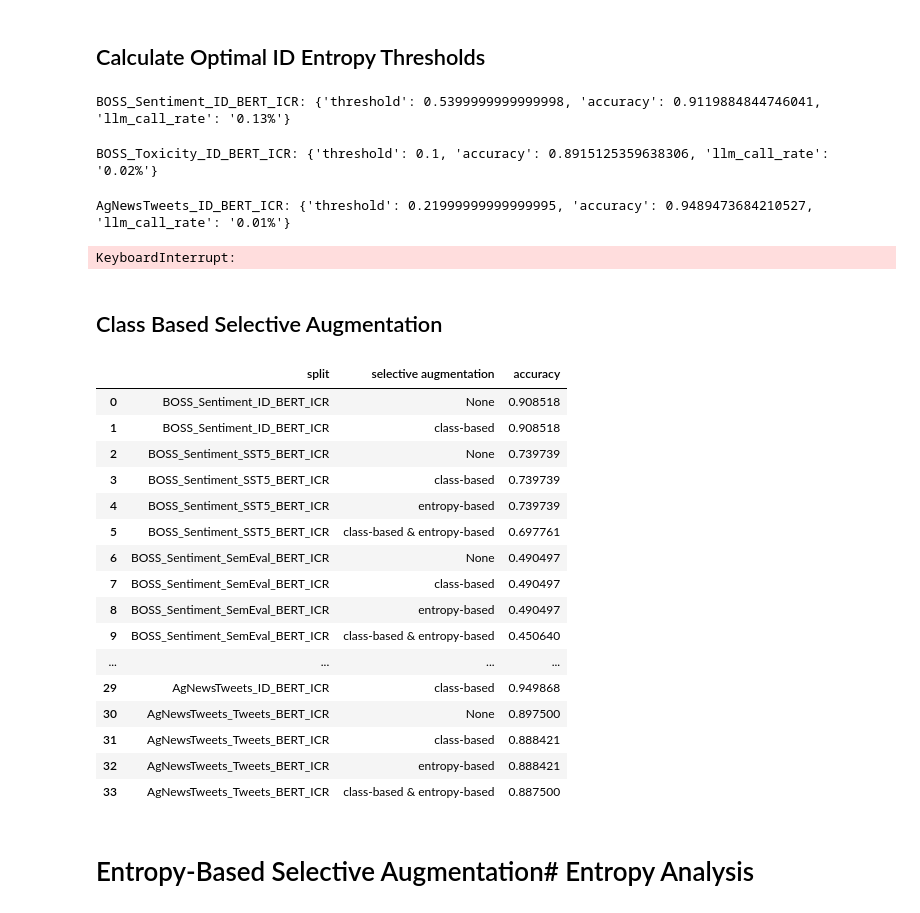
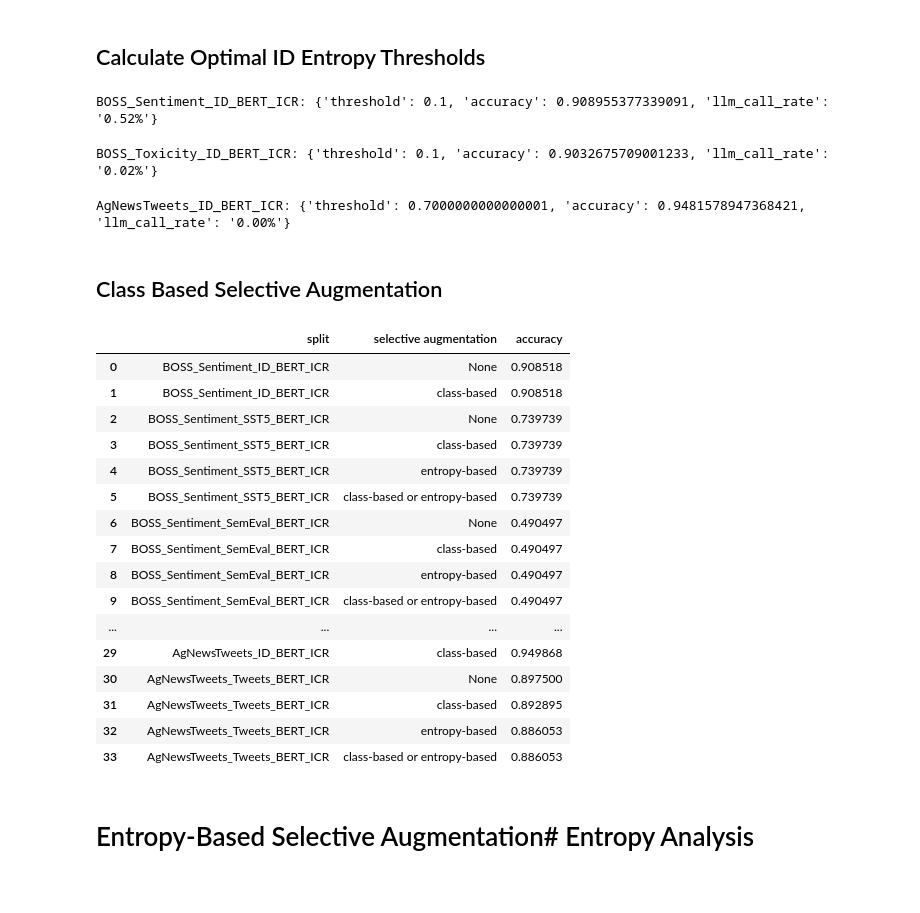
Before and after one commit to Kyle1668/LLM-TTA, a Jupyter notebook: notebooks/method_analysis_paper.ipynb, the cells around one changed output. Drawn from its saved outputs; the diff is of its cells as text; code cells hidden in the pictures.

```diff
--- a/notebooks/method_analysis_paper.ipynb
+++ b/notebooks/method_analysis_paper.ipynb
@@ -153,14 +247,14 @@ Name: (3.0, original_prediction_entropy), dtype: float64
 ## Calculate Optimal ID Entropy Thresholds
 # %%
 def get_entropy_threshold_accuracy(threshold, inference_logs_frame):
-    threshold_judgments = inference_logs_frame.apply(lambda row: row["original_predicted_class"] if row["original_prediction_entropy"] < threshold else row["tta_predicted_class"], axis=1)
+    threshold_judgments = inference_logs_frame.apply(lambda row: row["tta_predicted_class"] if row["tta_prediction_entropy"] > threshold else row["original_predicted_class"], axis=1)
     report = classification_report(inference_logs_frame["label"], threshold_judgments, digits=4, output_dict=True, zero_division=0)
     llm_call_count = (inference_logs_frame["original_prediction_entropy"] >= threshold).sum()
     llm_call_rate = llm_call_count / len(inference_logs_frame)
     return report["accuracy"], llm_call_rate
 # %%
 optimal_entropy_thresholds = {}
-thresholds = np.arange(0.1, 1, 0.01)
+thresholds = np.arange(0.1, 1, 0.1)
 for split in [dataset for dataset in inference_logs if "ID_BERT_ICR" in dataset]:
     best_threshold = None
     for threshold in tqdm(thresholds):
@@ -175,6 +269,6 @@ for split in [dataset for dataset in inference_logs if "ID_BERT_ICR" in dataset]
     optimal_entropy_thresholds[split] = best_threshold
     print(f"{split}: {best_threshold}")
 # %% [output]
-BOSS_Sentiment_ID_BERT_ICR: {'threshold': 0.5399999999999998, 'accuracy': 0.9119884844746041, 'llm_call_rate': '0.13%'}
+BOSS_Sentiment_ID_BERT_ICR: {'threshold': 0.1, 'accuracy': 0.908955377339091, 'llm_call_rate': '0.52%'}
-BOSS_Toxicity_ID_BERT_ICR: {'threshold': 0.1, 'accuracy': 0.8915125359638306, 'llm_call_rate': '0.02%'}
+BOSS_Toxicity_ID_BERT_ICR: {'threshold': 0.1, 'accuracy': 0.9032675709001233, 'llm_call_rate': '0.02%'}
-AgNewsTweets_ID_BERT_ICR: {'threshold': 0.21999999999999995, 'accuracy': 0.9489473684210527, 'llm_call_rate': '0.01%'}
+AgNewsTweets_ID_BERT_ICR: {'threshold': 0.7000000000000001, 'accuracy': 0.9481578947368421, 'llm_call_rate': '0.00%'}
@@ -188,24 +275,18 @@ def get_softmax_threshold_accuracy(threshold, inference_logs_frame):
-# %%
-optimal_softmax_thresholds = {}
-thresholds = np.arange(0.1, 1, 0.01)
-for split in [dataset for dataset in inference_logs if "ID_BERT_ICR" in dataset]:
-    best_threshold = None
-    for threshold in tqdm(thresholds):
-        accuracy, llm_call_rate = get_softmax_threshold_accuracy(threshold, inference_logs[split].to_pandas())
-        if best_threshold is None or accuracy > best_threshold["accuracy"]:
-            best_threshold = {
-                "threshold": threshold,
-                "accuracy": accuracy,
-                "llm_call_rate": f"{llm_call_rate:.2f}%",
-            }
-
-    optimal_softmax_thresholds[split] = best_threshold
-    print(f"{split}: {best_threshold}")
-# %% [output]
-KeyboardInterrupt:
 # %% [markdown]
 ## Class Based Selective Augmentation
 # %%
+def combined_selective_augment(row, entropy_threshold, responsive_classes):
+    if row["original_prediction_entropy"] > entropy_threshold and row["original_predicted_class"] in responsive_classes:
+        return row["tta_predicted_class"]
+    return row["original_predicted_class"]
+
+    # if row["original_prediction_entropy"] > entropy_threshold:
+    #     return row["tta_predicted_class"]
+    # if row["original_predicted_class"] in responsive_classes:
+    #     return row["tta_predicted_class"]
+    # return row["original_predicted_class"]
+
+
 model = "BERT"
 id_icr_logs = [split for split in inference_logs if f"ID_{model}_ICR" in split]
 ood_icr_reports = [split for split in inference_logs if f"{model}_ICR" in split and f"ID_{model}_ICR" not in split]
@@ -258,52 +339,52 @@ for id_icr_split in id_icr_logs:
         })
 
         # print(f"{ood_icr_report} Selective Augment: Class-based:")
-        selective_predictions = ood_icr_data.apply(lambda row: row["tta_predicted_class"] if row["label"] in labels_list else row["original_predicted_class"], axis=1)
+        selective_predictions = ood_icr_data.apply(lambda row: row["tta_predicted_class"] if row["original_predicted_class"] in labels_list else row["original_predicted_class"], axis=1)
         # print(classification_report(ood_icr_data["label"], selective_predictions, digits=4, zero_division=0))
         perf_records.append({
             "split": ood_icr_report,
             "selective augmentation": "class-based",
             "accuracy": classification_report(ood_icr_data["label"], selective_predictions, digits=4, zero_division=0, output_dict=True)["accuracy"],
         })
 
         # print(f"{ood_icr_report} Selective Augment: Entropy-based")
-        enthropy_threshold = optimal_thresholds[id_icr_split]["threshold"]
-        accuracy = get_entropy_threshold_accuracy(enthropy_threshold, ood_icr_data)[0]
+        optimal_entropy_threshold = optimal_entropy_thresholds[id_icr_split]["threshold"]
+        accuracy = get_entropy_threshold_accuracy(optimal_entropy_threshold, ood_icr_data)[0]
         perf_records.append({
             "split": ood_icr_report,
             "selective augmentation": "entropy-based",
-            "accuracy": classification_report(ood_icr_data["label"], selective_predictions, digits=4, zero_division=0, output_dict=True)["accuracy"],
+            "accuracy": accuracy,
         })
 
         # print(f"{ood_icr_report} Selective Augment: Class-based & Entropy-based")
-        selective_predictions = ood_icr_data.apply(lambda row: row["tta_predicted_class"] if row["label"] in labels_list and  row["original_prediction_entropy"] < enthropy_threshold else row["original_predicted_class"], axis=1)
+        selective_predictions = ood_icr_data.apply(lambda row: combined_selective_augment(row, optimal_entropy_threshold, labels_list), axis=1)
         # print(classification_report(ood_icr_data["label"], selective_predictions, digits=4, zero_division=0))
         perf_records.append({
             "split": ood_icr_report,
-            "selective augmentation": "class-based & entropy-based",
+            "selective augmentation": "class-based or entropy-based",
             "accuracy": classification_report(ood_icr_data["label"], selective_predictions, digits=4, zero_division=0, output_dict=True)["accuracy"],
         })
 
 
 pd.DataFrame(perf_records)
 # %% [output]
 |  | split | selective augmentation | accuracy |
 | 0 | BOSS_Sentiment_ID_BERT_ICR | None | 0.908518 |
 | 1 | BOSS_Sentiment_ID_BERT_ICR | class-based | 0.908518 |
 | 2 | BOSS_Sentiment_SST5_BERT_ICR | None | 0.739739 |
 | 3 | BOSS_Sentiment_SST5_BERT_ICR | class-based | 0.739739 |
 | 4 | BOSS_Sentiment_SST5_BERT_ICR | entropy-based | 0.739739 |
-| 5 | BOSS_Sentiment_SST5_BERT_ICR | class-based & entropy-based | 0.697761 |
+| 5 | BOSS_Sentiment_SST5_BERT_ICR | class-based or entropy-based | 0.739739 |
 | 6 | BOSS_Sentiment_SemEval_BERT_ICR | None | 0.490497 |
 | 7 | BOSS_Sentiment_SemEval_BERT_ICR | class-based | 0.490497 |
 | 8 | BOSS_Sentiment_SemEval_BERT_ICR | entropy-based | 0.490497 |
-| 9 | BOSS_Sentiment_SemEval_BERT_ICR | class-based & entropy-based | 0.450640 |
+| 9 | BOSS_Sentiment_SemEval_BERT_ICR | class-based or entropy-based | 0.490497 |
 | ... | ... | ... | ... |
 | 29 | AgNewsTweets_ID_BERT_ICR | class-based | 0.949868 |
 | 30 | AgNewsTweets_Tweets_BERT_ICR | None | 0.897500 |
-| 31 | AgNewsTweets_Tweets_BERT_ICR | class-based | 0.888421 |
-| 32 | AgNewsTweets_Tweets_BERT_ICR | entropy-based | 0.888421 |
-| 33 | AgNewsTweets_Tweets_BERT_ICR | class-based & entropy-based | 0.887500 |
+| 31 | AgNewsTweets_Tweets_BERT_ICR | class-based | 0.892895 |
+| 32 | AgNewsTweets_Tweets_BERT_ICR | entropy-based | 0.886053 |
+| 33 | AgNewsTweets_Tweets_BERT_ICR | class-based or entropy-based | 0.886053 |
 # %% [markdown]
 # Entropy-Based Selective Augmentation# Entropy Analysis
 # %% [markdown]
```
Also changed, not shown: parts of 9 cells of this notebook, 3 other files.
